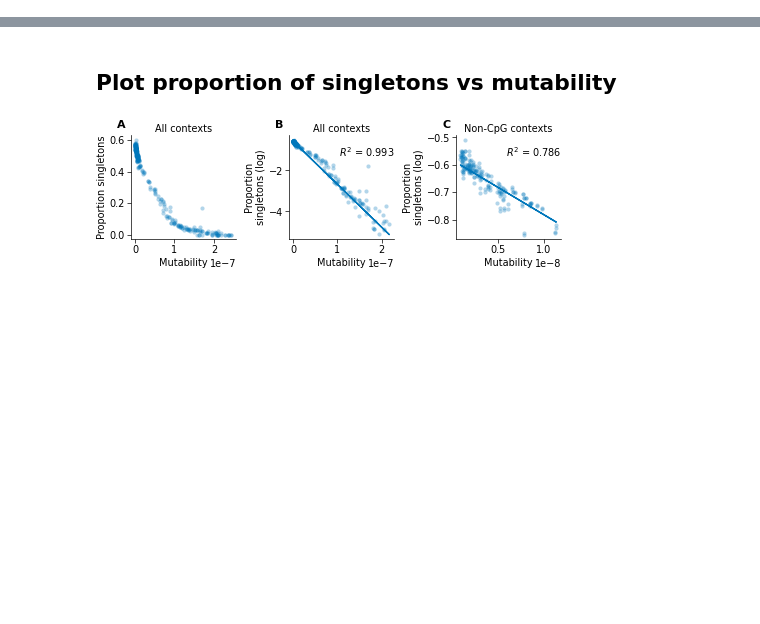
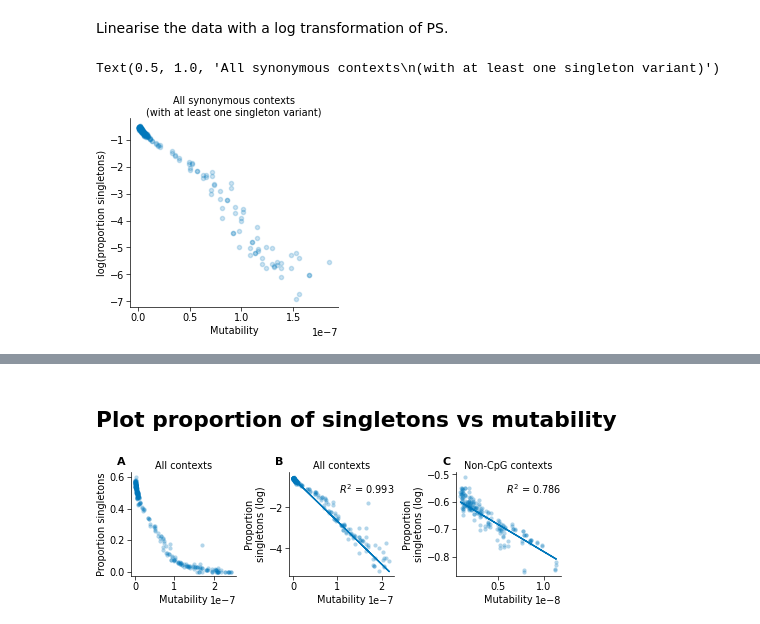
Before and after one commit to alexblakes/regional_nonsense_constraint, a Jupyter notebook: notebooks/02_maps_model_choices.ipynb, the cells around one changed output, grey strips where cells are left out. Drawn from its saved outputs; the diff is of its cells as text; code cells hidden in the pictures; blank space fills up the shorter version.

```diff
--- a/notebooks/02_maps_model_choices.ipynb
+++ b/notebooks/02_maps_model_choices.ipynb
@@ -87,0 +53,11 @@ strong multicollinearity problems or that the design matrix is singular.
+# %% [markdown]
+Linearise the data with a log transformation of PS.
+# %%
+fig, ax = plt.subplots(1, 1, figsize=(2.5, 2.5), layout="constrained")
+ax.scatter(x, np.log(y), alpha=0.2, marker="o")
+ax.set_xlabel("Mutability")
+ax.set_ylabel("log(proportion singletons)")
+ax.set_title("All synonymous contexts\n(with at least one singleton variant)")
+# %% [output]
+Text(0.5, 1.0, 'All synonymous contexts\n(with at least one singleton variant)')
+[figure, added]
```
Also changed, not shown: parts of 57 cells of this notebook, 2 other files.
